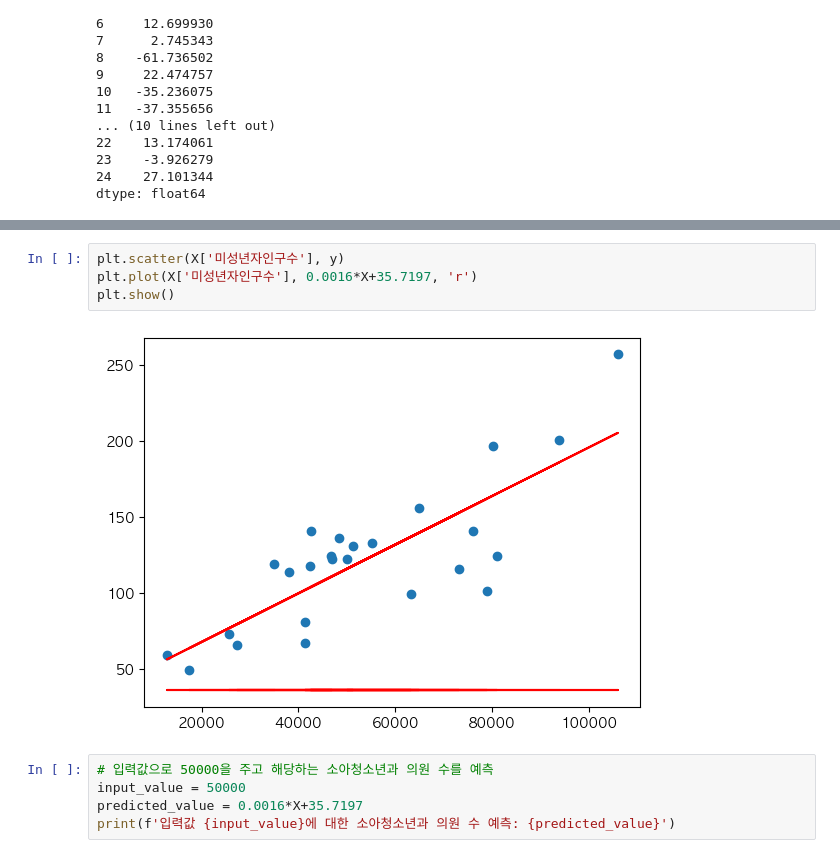
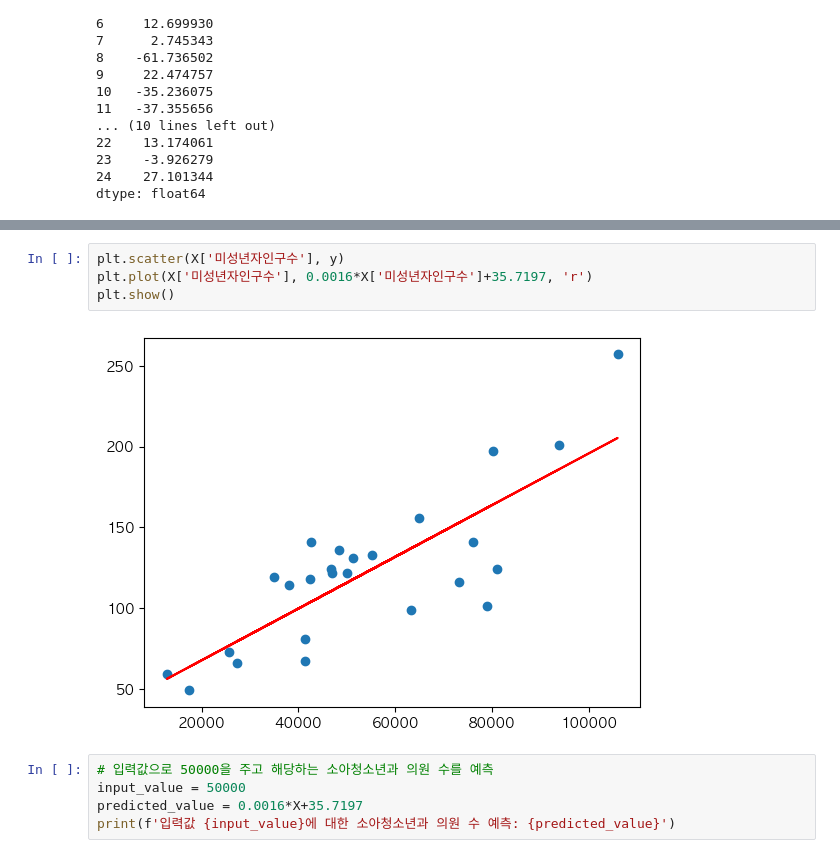
Before and after one commit to 2023SDA/medical-facility-location, a Jupyter notebook: map.ipynb, the cells around one changed output, grey strips where cells are left out. Cells and saved outputs as stored; diff of their text form.

```diff
--- a/map.ipynb
+++ b/map.ipynb
@@ -220,10 +206,10 @@ Notes:
 strong multicollinearity or other numerical problems.
 # %%
 plt.scatter(X['미성년자인구수'], y)
-plt.plot(X['미성년자인구수'], 0.0016*X+35.7197, 'r')
+plt.plot(X['미성년자인구수'], 0.0016*X['미성년자인구수']+35.7197, 'r')
 plt.show()
 # %% [output]
-[figure, old version]
+[figure, new version]
 # %%
 # 입력값으로 50000을 주고 해당하는 소아청소년과 의원 수를 예측
 input_value = 50000
```
Also changed, not shown: parts of 6 cells of this notebook.
